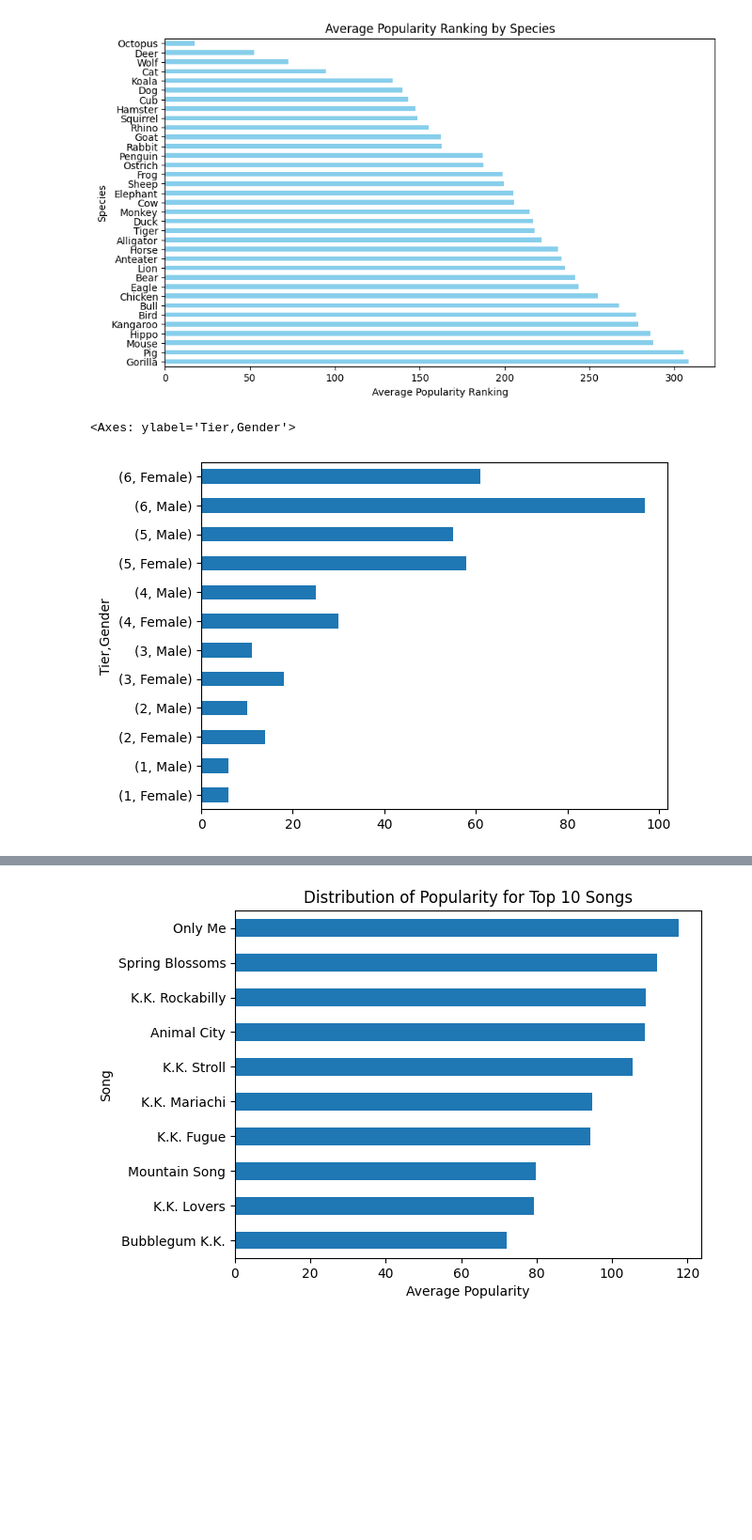
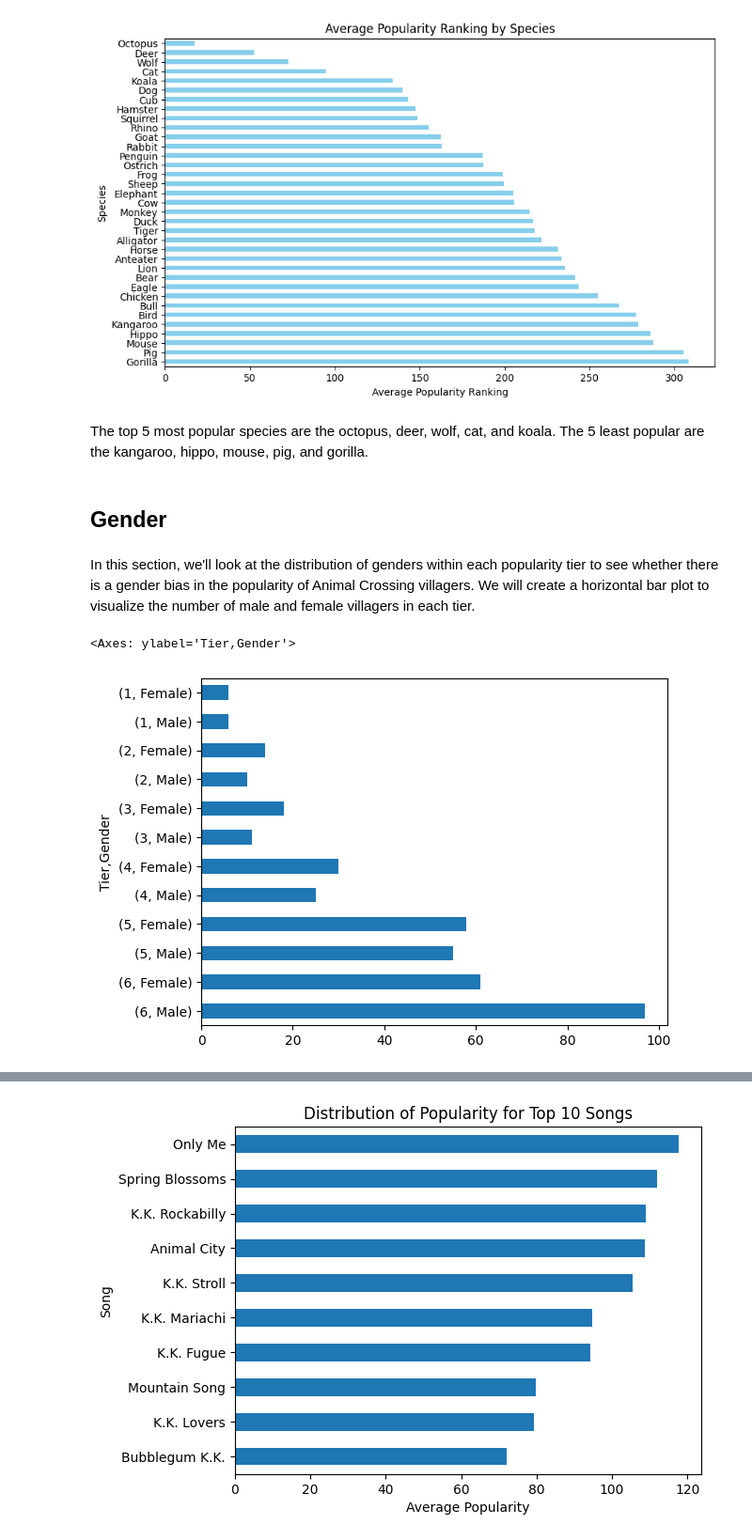
Before and after one commit to slee502/AnimalCrossing_Villager_Popularity, a Jupyter notebook: Villager_Popularity_Analysis.ipynb, the cells around one changed output, grey strips where cells are left out. Shown at 94% size. Drawn from its saved outputs; the diff is of its cells as text; code cells hidden in the pictures; blank space fills up the shorter version.

Commit message:
added visualizations

```diff
--- a/Villager_Popularity_Analysis.ipynb
+++ b/Villager_Popularity_Analysis.ipynb
@@ -107,7 +107,7 @@ Index(['id', 'file-name', 'personality', 'birthday-string', 'birthday',
 # %%
 # DROP UNNEEDED COLUMNS IN VILLAGERS DATAFRAME
 # define list of column names to drop from the villagers dataframe
-columns_to_drop = ['file-name','icon_uri', 'image_uri', 'name.name-EUen', 'name.name-EUde', 'name.name-EUes', 'name.name-USes',
+columns_to_drop = ['file-name', 'birthday-string', 'birthday', 'subtype', 'catch-phrase', 'bubble-color', 'text-color', 'saying', 'icon_uri', 'image_uri', 'name.name-EUen', 'name.name-EUde', 'name.name-EUes', 'name.name-USes',
        'name.name-EUfr', 'name.name-USfr', 'name.name-EUit', 'name.name-EUnl',
        'name.name-CNzh', 'name.name-TWzh', 'name.name-JPja', 'name.name-KRko',
        'name.name-EUru', 'catch-translations.catch-USen',
@@ -168,0 +179,3 @@ villagers.head()
+# %%
+villagers['Personality'] = villagers['Personality'].replace('Uchi', 'Big sister')
+villagers.head(15)
@@ -953,8 +969,15 @@ plt.gca().invert_yaxis()  # Reverse the order of the y-axis
 plt.show()
 # %% [output]
 [figure]
+# %% [markdown]
+The top 5 most popular species are the octopus, deer, wolf, cat, and koala. The 5 least popular are the kangaroo, hippo, mouse, pig, and gorilla.
+# %% [markdown]
+## Gender
+# %% [markdown]
+In this section, we'll look at the distribution of genders within each popularity tier to see whether there is a gender bias in the popularity of Animal Crossing villagers. We will create a horizontal bar plot to visualize the number of male and female villagers in each tier.
 # %%
-final_merged_df.groupby('Tier').Gender.value_counts().plot.barh()
+# show gender distribution within each popularity tier
+final_merged_df.groupby('Tier').Gender.value_counts().sort_index(ascending=False).plot.barh()
 # %% [output]
 <Axes: ylabel='Tier,Gender'>
-[figure, old version]
+[figure, new version]
```
Also changed, not shown: parts of 57 cells of this notebook.
